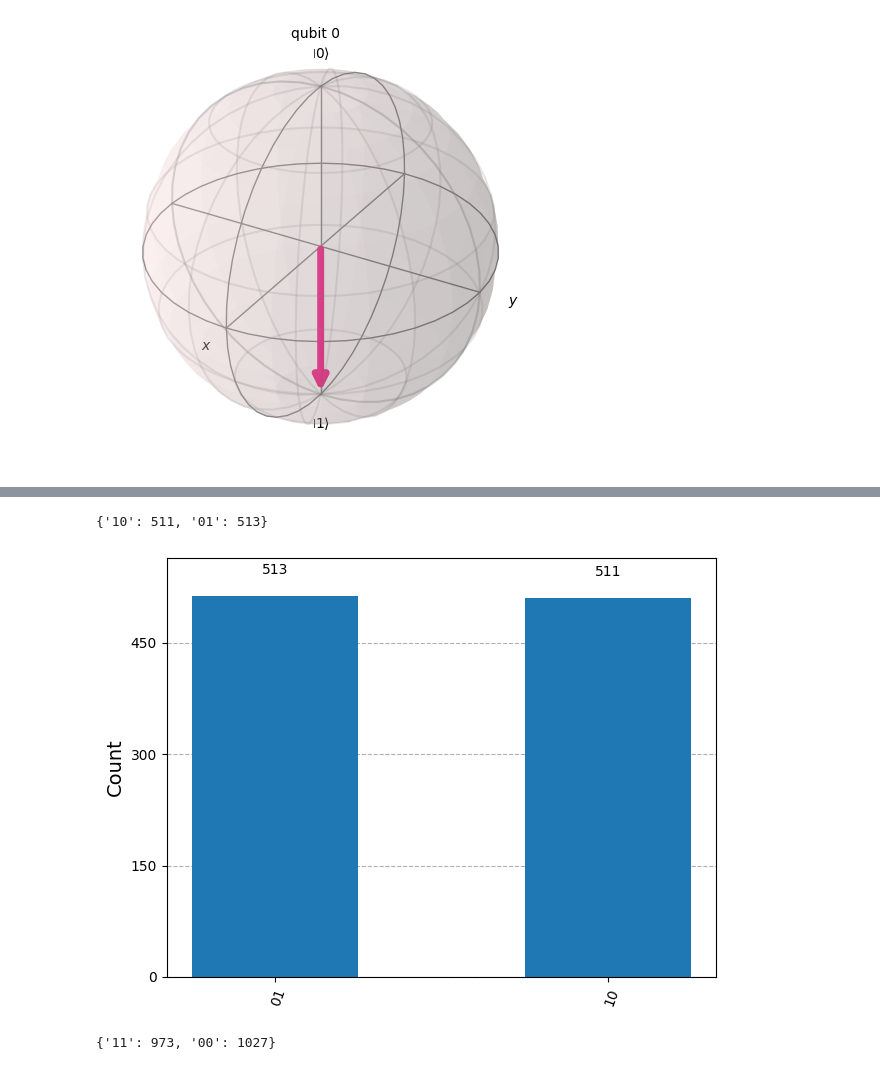
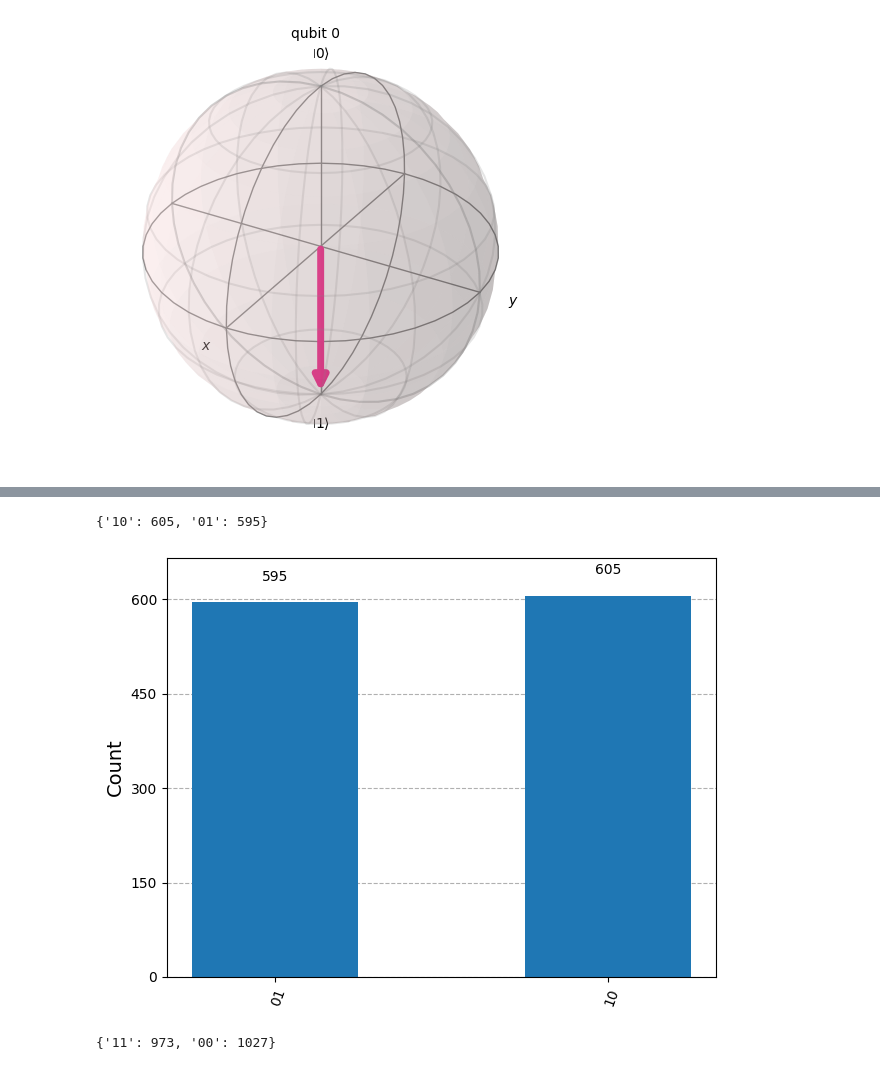
Before and after one commit to kparajul/Qiskit-Learning, a Jupyter notebook: gates.ipynb, the cells around one changed output, grey strips where cells are left out. Drawn from its saved outputs; the diff is of its cells as text; code cells hidden in the pictures.

```diff
--- a/gates.ipynb
+++ b/gates.ipynb
@@ -64,25 +62,25 @@ plot_histogram(counts)
 # %%
 # CX gate
 
 qr = QuantumRegister(2)
 cr = ClassicalRegister(2)
 circuit = QuantumCircuit(qr, cr)
 
 # CX gate applies X gate to the socond qbit if the control qbit is 1
 circuit.x(qr) #Pauli's X gate; flips bits
 circuit.h(qr[0]) #Hadamard gate
 circuit.cx(qr[0], qr[1])
 circuit.measure(qr, cr)
 
 simulator = AerSimulator()
 compiledCircuit = transpile(circuit, simulator)
-result = simulator.run(compiledCircuit, shots = 1024).result()
+result = simulator.run(compiledCircuit, shots = 1200).result()
 counts = result.get_counts()
 print(counts)
 plot_histogram(counts)
 # %% [output]
-{'10': 511, '01': 513}
+{'10': 605, '01': 595}
-[figure, old version]
+[figure, new version]
 # %%
 #CX with Hadamard
 
```
Also changed, not shown: parts of 3 cells of this notebook, 1 other file.
